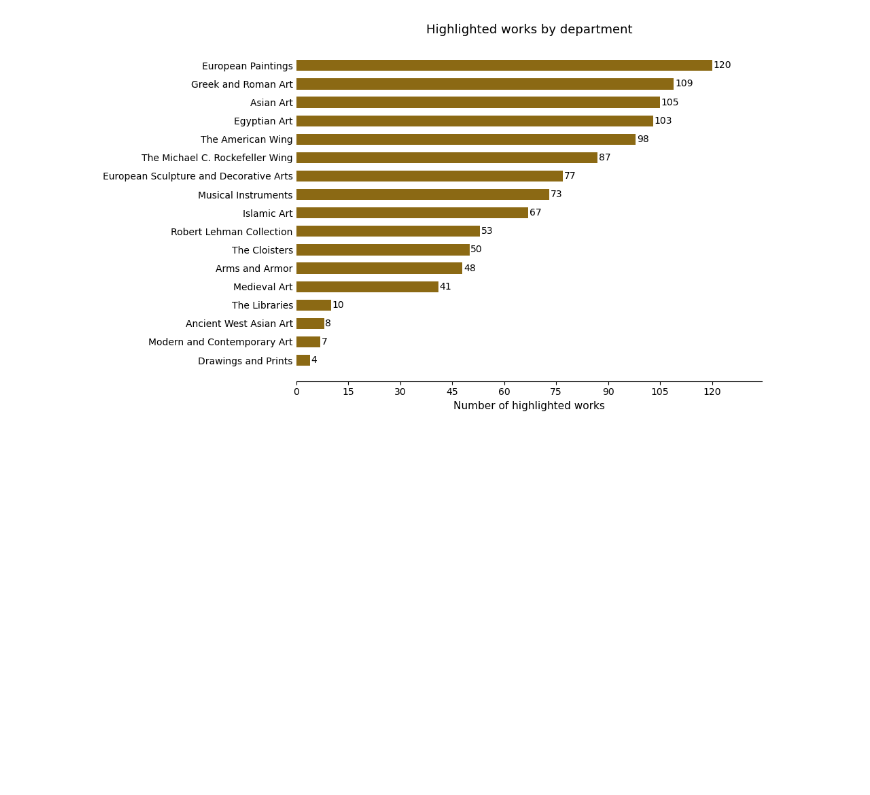
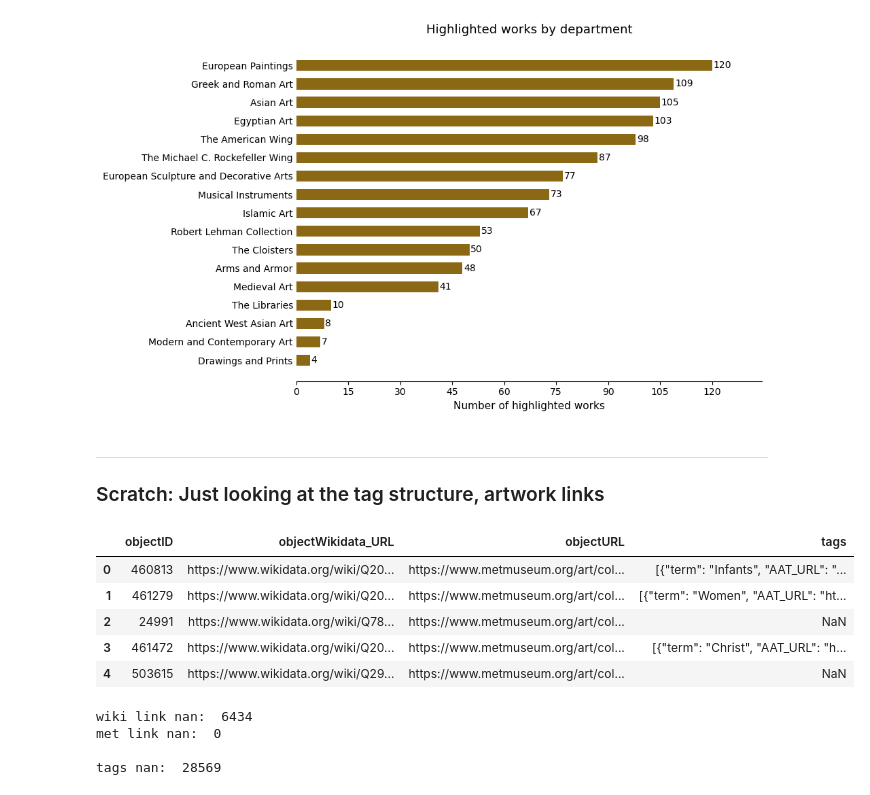
Before and after one commit to tom4sg/met-tour-project, a Jupyter notebook: dataset_eda.ipynb, the cells around one changed output. Drawn from its saved outputs; the diff is of its cells as text; code cells hidden in the pictures; blank space fills up the shorter version.

```diff
--- a/dataset_eda.ipynb
+++ b/dataset_eda.ipynb
@@ -1027,3 +1034,29 @@ True                       68.5        92.8
 False                      31.5         7.2
 ------------------------------
 [figure]
+# %% [markdown]
+---
+### Scratch: Just looking at the tag structure, artwork links
+# %%
+# scratch
+# looking up tags and Wikipedia Data
+subset = df_onview.loc[:, ['objectID', 'objectWikidata_URL', 'objectURL', 'tags']]
+subset.head()
+# %% [output]
+|  | objectID | objectWikidata_URL | objectURL | tags |
+| 0 | 460813 | https://www.wikidata.org/wiki/Q20... | https://www.metmuseum.org/art/col... | [{"term": "Infants", "AAT_URL": "... |
+| 1 | 461279 | https://www.wikidata.org/wiki/Q20... | https://www.metmuseum.org/art/col... | [{"term": "Women", "AAT_URL": "ht... |
+| 2 | 24991 | https://www.wikidata.org/wiki/Q78... | https://www.metmuseum.org/art/col... | NaN |
+| 3 | 461472 | https://www.wikidata.org/wiki/Q20... | https://www.metmuseum.org/art/col... | [{"term": "Christ", "AAT_URL": "h... |
+| 4 | 503615 | https://www.wikidata.org/wiki/Q29... | https://www.metmuseum.org/art/col... | NaN |
+# %%
+# compare nan values for wikipedia link vs Met link
+print("wiki link nan: ", subset['objectWikidata_URL'].isnull().sum())
+print("met link nan: ", subset['objectURL'].isnull().sum())
+print()
+print("tags nan: ", subset['tags'].isnull().sum())
+# %% [output]
+wiki link nan:  6434
+met link nan:  0
+
+tags nan:  28569
```
Also changed, not shown: parts of 21 cells of this notebook.
